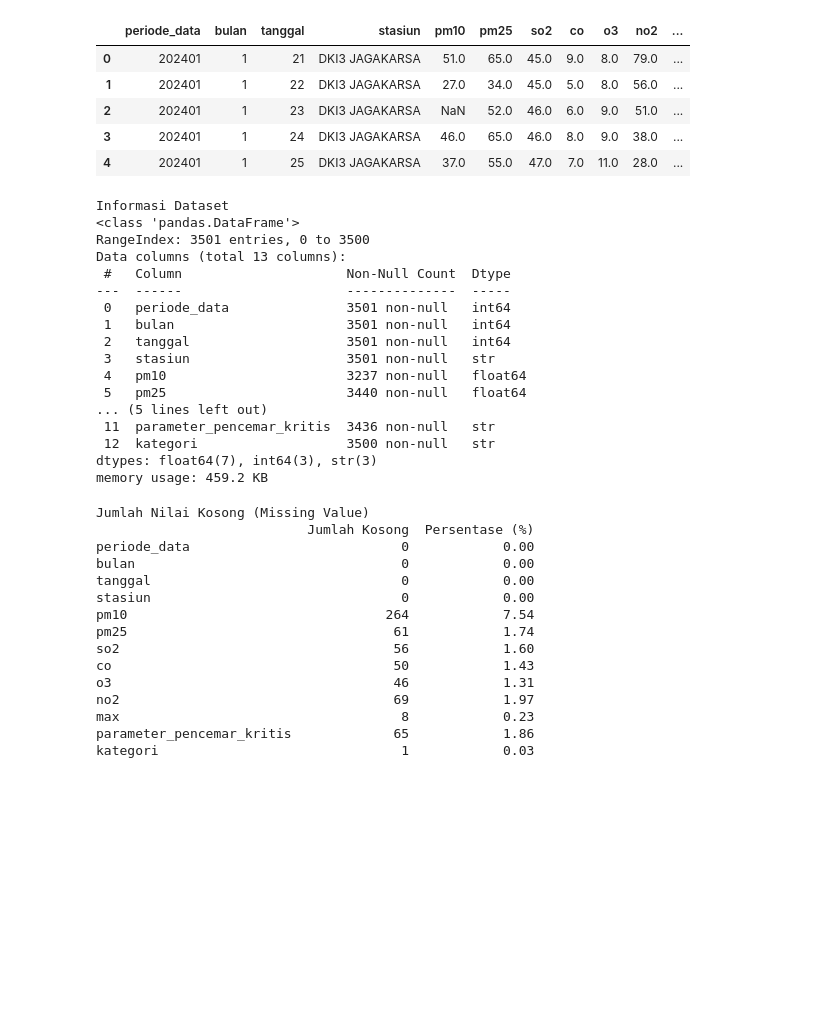
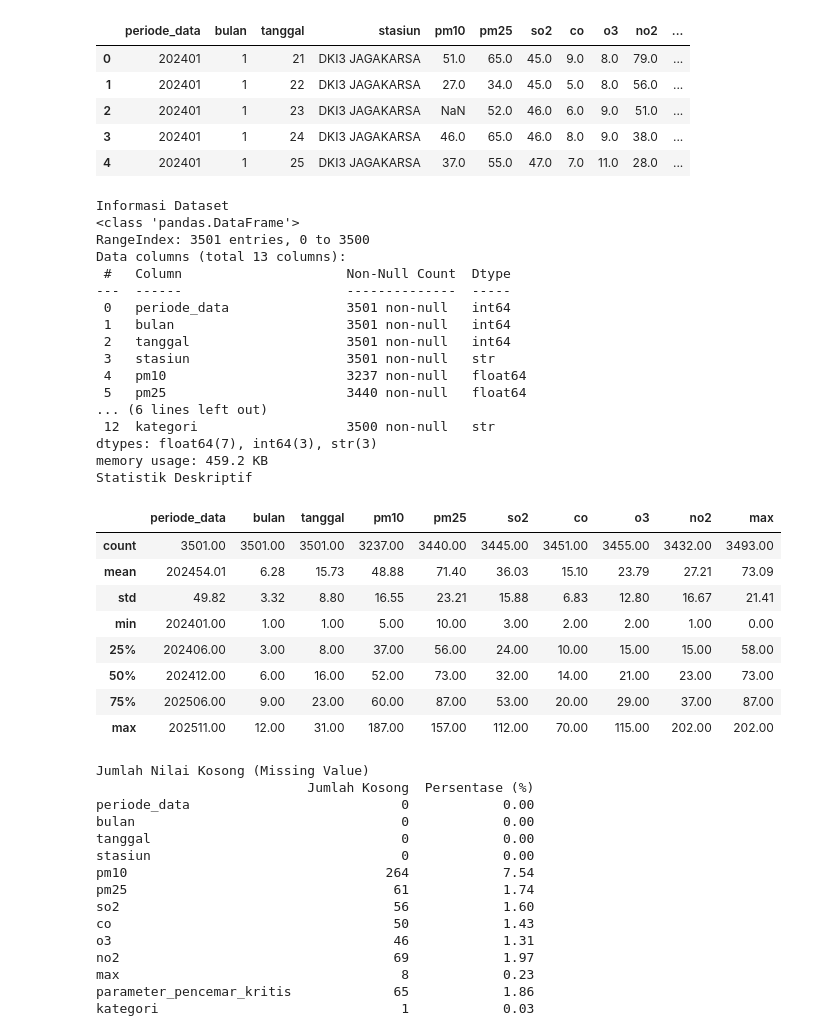
Before and after one commit to lisaaly9/Machine-Learning-, a Jupyter notebook: 3_Preliminary_Result_Kelompok7.ipynb, the cells around one changed output. Drawn from its saved outputs; the diff is of its cells as text; code cells hidden in the pictures; blank space fills up the shorter version.

```diff
--- a/3_Preliminary_Result_Kelompok7.ipynb
+++ b/3_Preliminary_Result_Kelompok7.ipynb
@@ -66,24 +66,36 @@ Nama kolom: ['periode_data', 'bulan', 'tanggal', 'stasiun', 'pm10', 'pm25', 'so2
 # %%
 print('Informasi Dataset')
 df.info()
+
+print('Statistik Deskriptif')
+df.describe().round(2)
 # %% [output]
 Informasi Dataset
 <class 'pandas.DataFrame'>
 RangeIndex: 3501 entries, 0 to 3500
 Data columns (total 13 columns):
  #   Column                     Non-Null Count  Dtype
 ---  ------                     --------------  -----
  0   periode_data               3501 non-null   int64
  1   bulan                      3501 non-null   int64
  2   tanggal                    3501 non-null   int64
  3   stasiun                    3501 non-null   str
  4   pm10                       3237 non-null   float64
  5   pm25                       3440 non-null   float64
-... (5 lines left out)
- 11  parameter_pencemar_kritis  3436 non-null   str
+... (6 lines left out)
  12  kategori                   3500 non-null   str
 dtypes: float64(7), int64(3), str(3)
 memory usage: 459.2 KB
+Statistik Deskriptif
+|  | periode_data | bulan | tanggal | pm10 | pm25 | so2 | co | o3 | no2 | max |
+| count | 3501.00 | 3501.00 | 3501.00 | 3237.00 | 3440.00 | 3445.00 | 3451.00 | 3455.00 | 3432.00 | 3493.00 |
+| mean | 202454.01 | 6.28 | 15.73 | 48.88 | 71.40 | 36.03 | 15.10 | 23.79 | 27.21 | 73.09 |
+| std | 49.82 | 3.32 | 8.80 | 16.55 | 23.21 | 15.88 | 6.83 | 12.80 | 16.67 | 21.41 |
+| min | 202401.00 | 1.00 | 1.00 | 5.00 | 10.00 | 3.00 | 2.00 | 2.00 | 1.00 | 0.00 |
+| 25% | 202406.00 | 3.00 | 8.00 | 37.00 | 56.00 | 24.00 | 10.00 | 15.00 | 15.00 | 58.00 |
+| 50% | 202412.00 | 6.00 | 16.00 | 52.00 | 73.00 | 32.00 | 14.00 | 21.00 | 23.00 | 73.00 |
+| 75% | 202506.00 | 9.00 | 23.00 | 60.00 | 87.00 | 53.00 | 20.00 | 29.00 | 37.00 | 87.00 |
+| max | 202511.00 | 12.00 | 31.00 | 187.00 | 157.00 | 112.00 | 70.00 | 115.00 | 202.00 | 202.00 |
 # %%
 print('Jumlah Nilai Kosong (Missing Value)')
 missing = df.isnull().sum()
```
Also changed, not shown: parts of 18 cells of this notebook, 9 other files.
